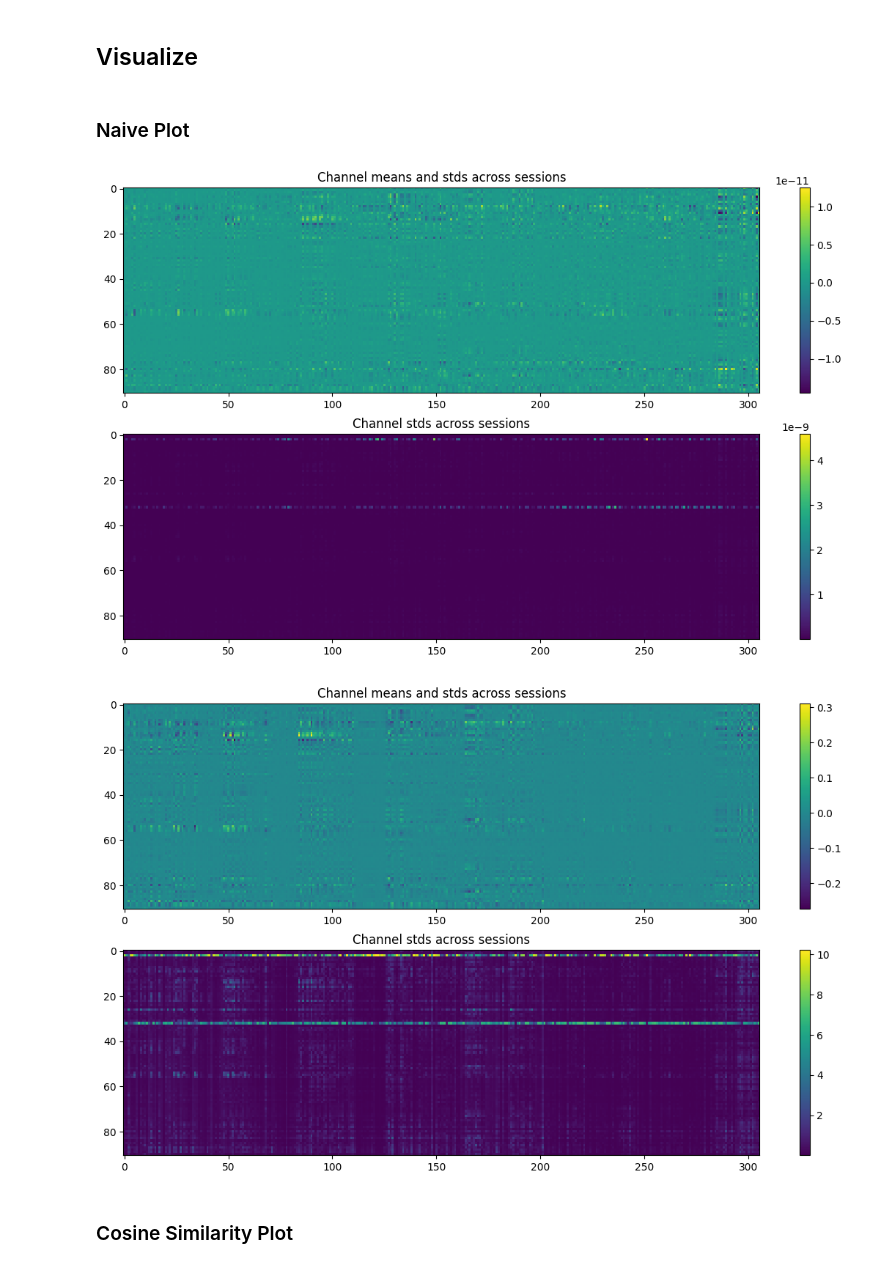
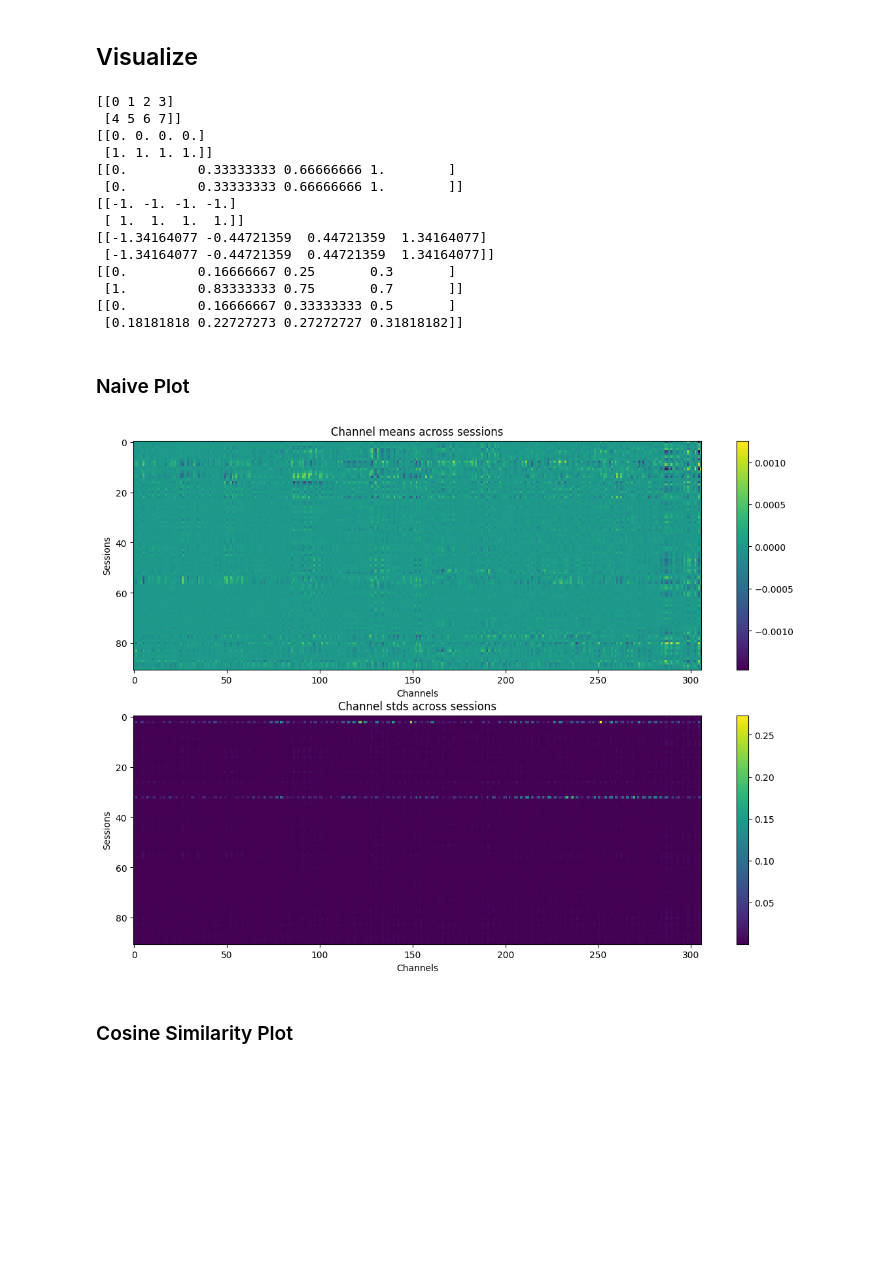
Before and after one commit to Dogeon188/libribrain-phoneme, a Jupyter notebook: examples/DistBySession.ipynb, the cells around one changed output. Cells and saved outputs as stored; diff of their text form; code cells hidden in the pictures; blank space fills up the shorter version.

Commit message:
better viz for class/session dist

```diff
--- a/examples/DistBySession.ipynb
+++ b/examples/DistBySession.ipynb
@@ -94,27 +95,72 @@ Entry Not Found for url: https://huggingface.co/datasets/pnpl/LibriBrain-Competi
 Done!
 # %% [markdown]
 ## Visualize
+# %%
+a = np.arange(8).reshape(2, 4)
+print(a)
+print((a - a.min(axis=0, keepdims=True)) / (a.max(axis=0, keepdims=True) - a.min(axis=0, keepdims=True) + 1e-8))
+print((a - a.min(axis=1, keepdims=True)) / (a.max(axis=1, keepdims=True) - a.min(axis=1, keepdims=True) + 1e-8))
+print((a - a.mean(axis=0, keepdims=True)) / (a.std(axis=0, keepdims=True) + 1e-8))
+print((a - a.mean(axis=1, keepdims=True)) / (a.std(axis=1, keepdims=True) + 1e-8))
+print(a / a.sum(axis=0, keepdims=True))
+print(a / a.sum(axis=1, keepdims=True))
+# %% [output]
+[[0 1 2 3]
+ [4 5 6 7]]
+[[0. 0. 0. 0.]
+ [1. 1. 1. 1.]]
+[[0.         0.33333333 0.66666666 1.        ]
+ [0.         0.33333333 0.66666666 1.        ]]
+[[-1. -1. -1. -1.]
+ [ 1.  1.  1.  1.]]
+[[-1.34164077 -0.44721359  0.44721359  1.34164077]
+ [-1.34164077 -0.44721359  0.44721359  1.34164077]]
+[[0.         0.16666667 0.25       0.3       ]
+ [1.         0.83333333 0.75       0.7       ]]
+[[0.         0.16666667 0.33333333 0.5       ]
+ [0.18181818 0.22727273 0.27272727 0.31818182]]
 # %% [markdown]
 ### Naive Plot
 # %%
 from matplotlib import pyplot as plt
 
-def plot_stats_im(vecs):
-    fig, ax = plt.subplots(2, 1, figsize=(14, 8))
+def plot_stats_im(vecs, standardize=False, normalize=False):
+    if standardize and normalize:
+        raise ValueError("Cannot both standardize and normalize")
+
+    fig, ax = plt.subplots(2, 1, figsize=(14, 10))
     all_vecs = np.stack(list(vecs.values()), axis=0)
-    im0 = ax[0].imshow(all_vecs[:, :306], aspect='auto', interpolation='none')
+    vec0 = all_vecs[:, :306]
+    vec1 = all_vecs[:, 306:]
+
+    _axis = 0
+
+    if normalize:
+        # normalize vec along axis 1 (MEG channels)
+        # -> discard absolute scale, keep relative differences between channels
+        vec0 = vec0 / (vec0.sum(axis=_axis, keepdims=True) + 1e-8)
+        vec1 = vec1 / (vec1.sum(axis=_axis, keepdims=True) + 1e-8)
+
+    if standardize:
+        vec0 = (vec0 - vec0.mean(axis=_axis, keepdims=True)) / (vec0.std(axis=_axis, keepdims=True) + 1e-8)
+        vec1 = (vec1 - vec1.mean(axis=_axis, keepdims=True)) / (vec1.std(axis=_axis, keepdims=True) + 1e-8)
+
+    im0 = ax[0].imshow(vec0, aspect='auto', interpolation='none')
+    ax[0].set_ylabel('Sessions')
+    ax[0].set_xlabel('Channels')
     fig.colorbar(im0, ax=ax[0])
-    ax[0].set_title('Channel means and stds across sessions')
-    im1 = ax[1].imshow(all_vecs[:, 306:], aspect='auto', interpolation='none')
+    ax[0].set_title('Channel means across sessions')
+    im1 = ax[1].imshow(vec1, aspect='auto', interpolation='none')
     fig.colorbar(im1, ax=ax[1])
+    ax[1].set_ylabel('Sessions')
+    ax[1].set_xlabel('Channels')
     ax[1].set_title('Channel stds across sessions')
     plt.show()
 
-plot_stats_im(ds_vecs)
-plot_stats_im(ds_vecs_std)
+plot_stats_im(ds_vecs, normalize=True)
+# plot_stats_im(ds_vecs_post_std)
 # %% [output]
-[figure, old version]
+[figure, new version]
-[figure, removed]
 # %% [markdown]
 ### Cosine Similarity Plot
 # %%
```
Also changed, not shown: parts of 3 cells of this notebook, 1 other file.
